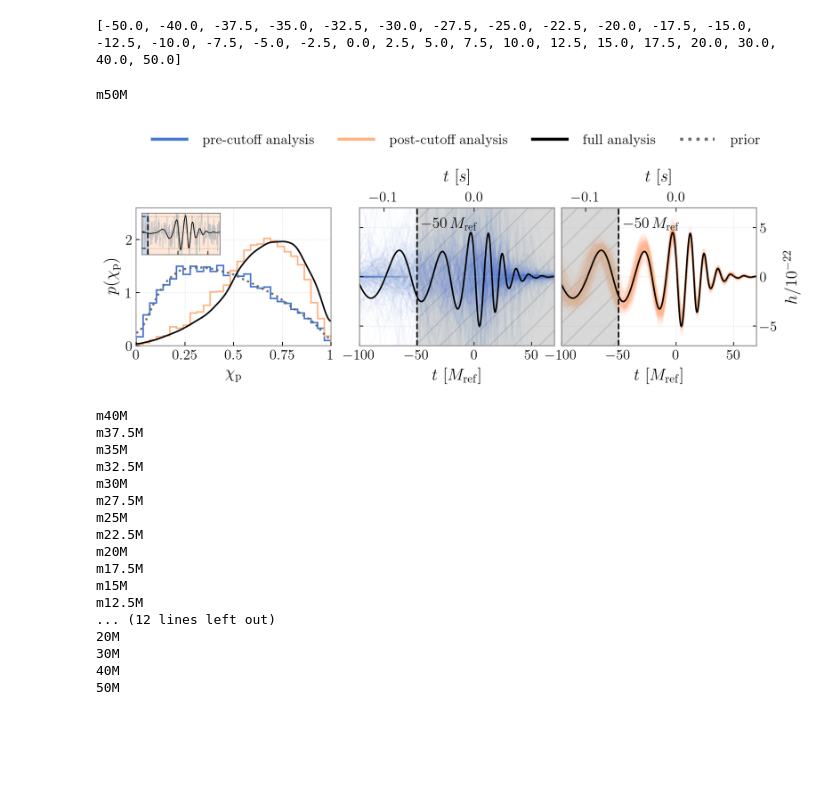
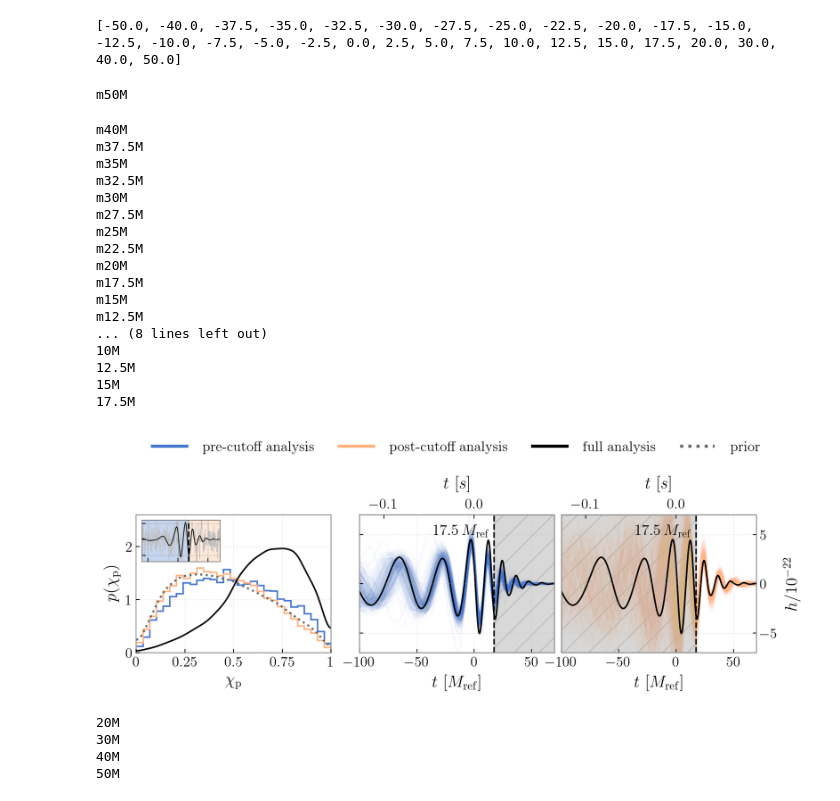
Before and after one commit to simonajmiller/gw190521-timedomain-release, a Jupyter notebook: gifs/gif_01.ipynb, the cells around one changed output. Saved outputs shown, nothing was run; the diff lists cells and outputs as text; code cells hidden in the pictures; blank space fills up the shorter version.

```diff
--- a/gifs/gif_01.ipynb
+++ b/gifs/gif_01.ipynb
@@ -198,7 +200,12 @@ for j,tc in enumerate(tc_floats):
         axes[k].set_ylim(-7, 7)
 
         # Add label for cutoff time
-        textloc = tc + 4 if tc < 25 else tc - 43
+        if tc >= 20:
+            textloc = tc - 43
+        elif tc == 17.5:
+            textloc = tc - 53
+        else:
+            textloc = tc + 4
         axes[k].text(textloc, 5, f'${lbl}$', color='k', fontsize=15, zorder=5)
 
     axes[2].yaxis.set_label_position("right")
@@ -263,52 +270,56 @@ for j,tc in enumerate(tc_floats):
     axin.set_ylim(-3.5, 3)
     axin.set_xticklabels([])
     axin.set_yticklabels([])
 
     for ax in axes:
         x0, y0, x1, y1 = ax.get_position().bounds
         ax.set_position([x0, y0, x1, y1+0.05/n_to_plot])
 
     # Legend
     handles = [
         Line2D([], [], color=cp[0], label='pre-cutoff analysis'),
         Line2D([], [], color=cp2[1], label='post-cutoff analysis'),
         Line2D([], [], color='k', label='full analysis'),
         Line2D([], [], **prior_kws, label='prior')
     ]
     leg = axes[2].legend(
         handles=handles,
         bbox_to_anchor=(-2.15, 1.4, 3.2, .102), loc='lower left', ncols=4,
         mode="expand", borderaxespad=0., frameon=False, fontsize=14, handlelength=3
     )
     for i, h in enumerate(handles):
         leg.get_lines()[i].set_linewidth(3)
 
     plt.savefig(f'for_gif_01/frame_{tc_str}.png',bbox_inches='tight',dpi=200)
 
-    if j==0:
+    if j==24:
         plt.show()
     else:
         plt.close()
 # %% [output]
 m50M
+m40M
+m37.5M
+m35M
+m32.5M
+m30M
+m27.5M
+m25M
+m22.5M
+m20M
+m17.5M
+m15M
+m12.5M
+... (8 lines left out)
+10M
+12.5M
+15M
+17.5M
-[figure, old version]
+[figure, new version]
-m40M
-m37.5M
-m35M
-m32.5M
-m30M
-m27.5M
-m25M
-m22.5M
-m20M
-m17.5M
-m15M
-m12.5M
-... (12 lines left out)
-20M
-30M
-40M
-50M
+20M
+30M
+40M
+50M
 # %%
 # Assemble into a gif
 frames = []
```
Also changed, not shown: parts of 1 cell of this notebook, 1 other file.
